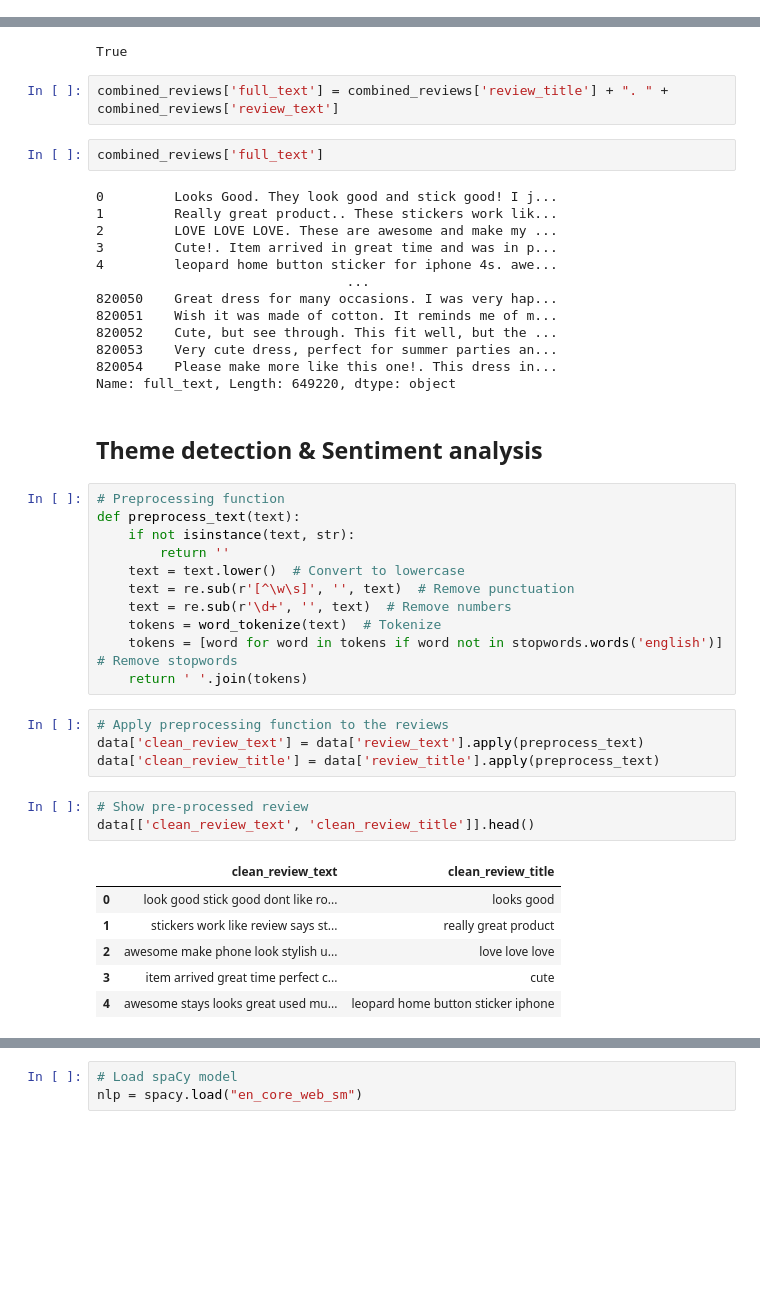
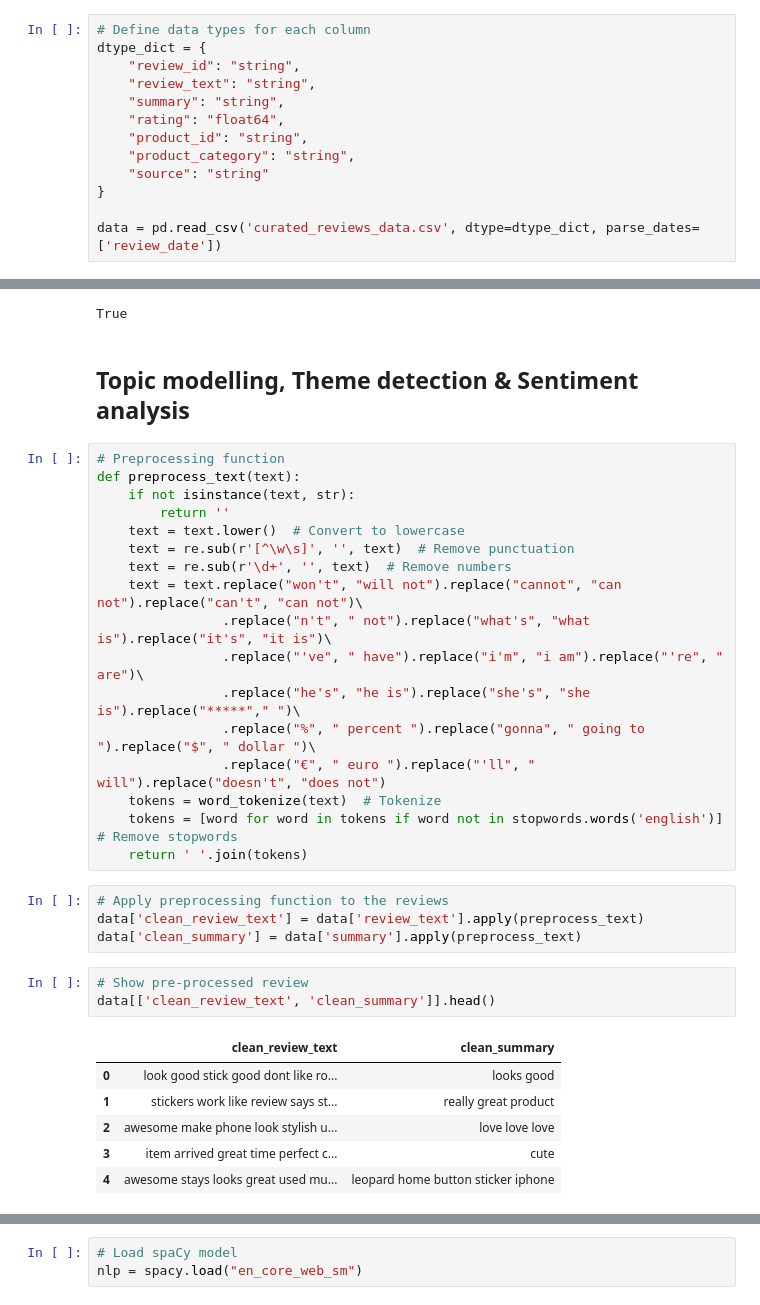
Before and after one commit to Fareen24/customer_feedback_analysis, a Jupyter notebook: data_preprocessing.ipynb, the cells around one changed output, grey strips where cells are left out. Drawn from its saved outputs; the diff is of its cells as text; blank space fills up the shorter version.

```diff
--- a/data_preprocessing.ipynb
+++ b/data_preprocessing.ipynb
@@ -342,5 +329,18 @@ data = pd.read_csv('curated_reviews_data.csv', dtype=dtype_dict, parse_dates=['r
 # %% [markdown]
 # Pre-processing
+# %%
+# Define data types for each column
+dtype_dict = {
+    "review_id": "string",
+    "review_text": "string",
+    "summary": "string",
+    "rating": "float64",
+    "product_id": "string",
+    "product_category": "string",
+    "source": "string"
+}
+
+data = pd.read_csv('curated_reviews_data.csv', dtype=dtype_dict, parse_dates=['review_date'])
 # %% [markdown]
 ## Text preprocessing data using NLTK
 # %%
@@ -363,25 +363,8 @@ nltk.download('vader_lexicon')
 [nltk_data]     /home/chijofareen/nltk_data...
 [nltk_data]   Package vader_lexicon is already up-to-date!
 True
-# %%
-combined_reviews['full_text'] = combined_reviews['review_title'] + ". " + combined_reviews['review_text']
-# %%
-combined_reviews['full_text']
-# %% [output]
-0         Looks Good. They look good and stick good! I j...
-1         Really great product.. These stickers work lik...
-2         LOVE LOVE LOVE. These are awesome and make my ...
-3         Cute!. Item arrived in great time and was in p...
-4         leopard home button sticker for iphone 4s. awe...
-                                ...
-820050    Great dress for many occasions. I was very hap...
-820051    Wish it was made of cotton. It reminds me of m...
-820052    Cute, but see through. This fit well, but the ...
-820053    Very cute dress, perfect for summer parties an...
-820054    Please make more like this one!. This dress in...
-Name: full_text, Length: 649220, dtype: object
 # %% [markdown]
-## Theme detection & Sentiment analysis
+## Topic modelling, Theme detection & Sentiment analysis
 # %%
 # Preprocessing function
 def preprocess_text(text):
@@ -390,18 +373,24 @@ def preprocess_text(text):
     text = text.lower()  # Convert to lowercase
     text = re.sub(r'[^\w\s]', '', text)  # Remove punctuation
     text = re.sub(r'\d+', '', text)  # Remove numbers
+    text = text.replace("won't", "will not").replace("cannot", "can not").replace("can't", "can not")\
+                .replace("n't", " not").replace("what's", "what is").replace("it's", "it is")\
+                .replace("'ve", " have").replace("i'm", "i am").replace("'re", " are")\
+                .replace("he's", "he is").replace("she's", "she is").replace("*****"," ")\
+                .replace("%", " percent ").replace("gonna", " going to ").replace("$", " dollar ")\
+                .replace("€", " euro ").replace("'ll", " will").replace("doesn't", "does not")
     tokens = word_tokenize(text)  # Tokenize
     tokens = [word for word in tokens if word not in stopwords.words('english')]  # Remove stopwords
     return ' '.join(tokens)
 # %%
 # Apply preprocessing function to the reviews
 data['clean_review_text'] = data['review_text'].apply(preprocess_text)
-data['clean_review_title'] = data['review_title'].apply(preprocess_text)
+data['clean_summary'] = data['summary'].apply(preprocess_text)
 # %%
 # Show pre-processed review
-data[['clean_review_text', 'clean_review_title']].head()
+data[['clean_review_text', 'clean_summary']].head()
 # %% [output]
-|  | clean_review_text | clean_review_title |
+|  | clean_review_text | clean_summary |
 | 0 | look good stick good dont like ro... | looks good |
 | 1 | stickers work like review says st... | really great product |
 | 2 | awesome make phone look stylish u... | love love love |
```
Also changed, not shown: parts of 27 cells of this notebook, 1 other file.
